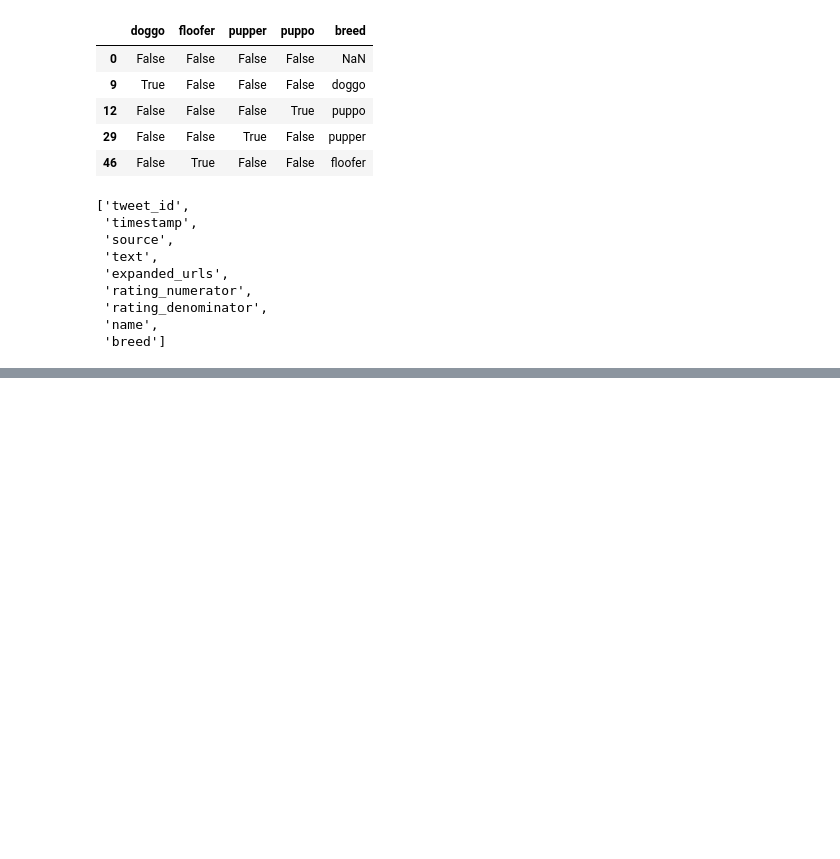
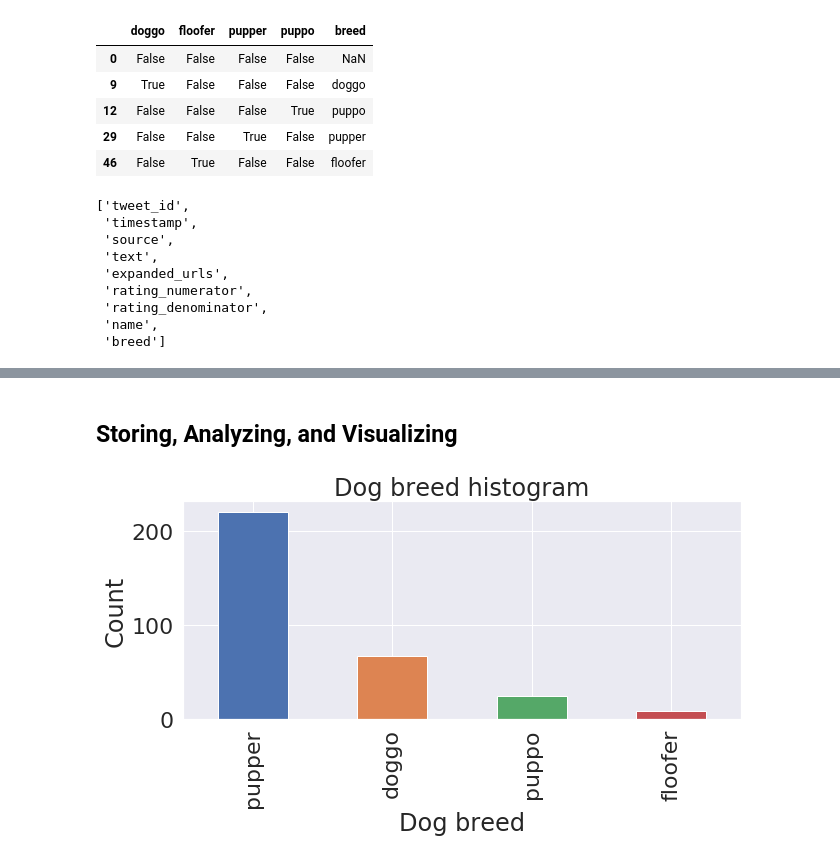
Before and after one commit to pe1te3son/wrangle_data_p3_t2, a Jupyter notebook: wrangle_act.ipynb, the cells around one changed output, grey strips where cells are left out. Cells and saved outputs as stored; diff of their text form; code cells hidden in the pictures; blank space fills up the shorter version.

```diff
--- a/wrangle_act.ipynb
+++ b/wrangle_act.ipynb
@@ -577,7 +577,7 @@ tw_arch_clean["breed"] = np.NaN
 # %%
 # Set breed value
 for x in columns_to_melt:
-    tw_arch_clean.loc[test[x] == True, "breed"] = x
+    tw_arch_clean.loc[tw_arch_clean[x] == True, "breed"] = x
 # %% [markdown]
 #### Test
 # %%
@@ -606,0 +616,4 @@ list(tw_arch_clean.columns)
+# %%
+tweets_all = pd.merge(tw_arch_clean, tweets_df_clean, how="left", on="tweet_id")
+# %%
+tweets_all = pd.merge(tweets_all, img_predictions_clean, how="left", on="tweet_id")
@@ -606,0 +628,2 @@ list(tw_arch_clean.columns)
+# %% [markdown]
+## Storing, Analyzing, and Visualizing
@@ -606,0 +633,10 @@ list(tw_arch_clean.columns)
+# %%
+import matplotlib.pyplot as plt
+import seaborn as sns
+%matplotlib inline
+
+ax = tweets_all["breed"].value_counts().plot(kind="bar", figsize=(10,4), title="Dog breed histogram");
+ax.set_xlabel("Dog breed");
+ax.set_ylabel("Count");
+# %% [output]
+[figure, added]
```
Also changed, not shown: parts of 11 cells of this notebook, 2 other files.
